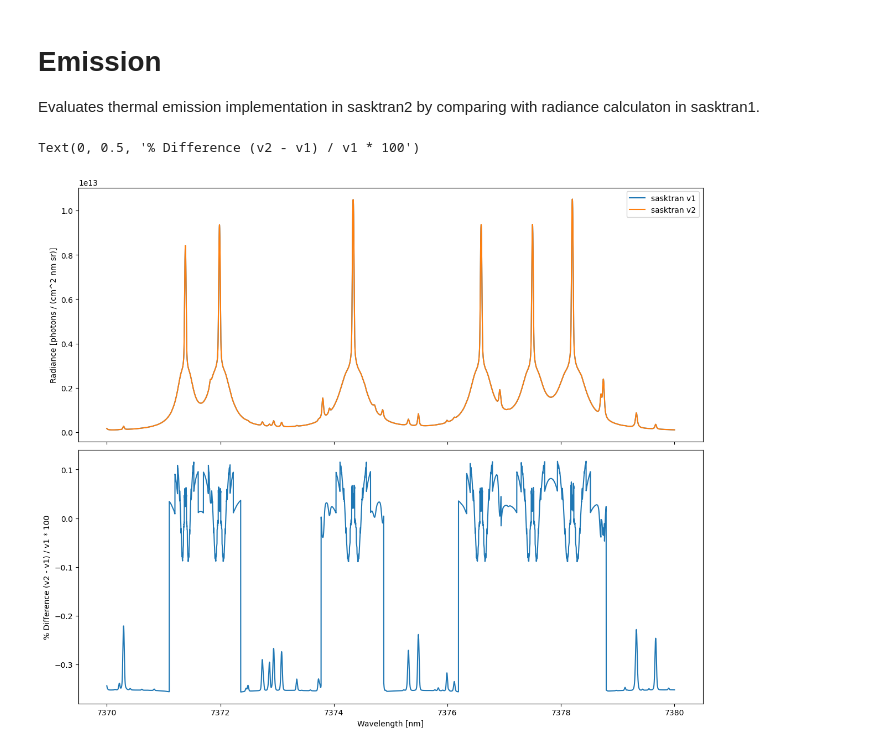
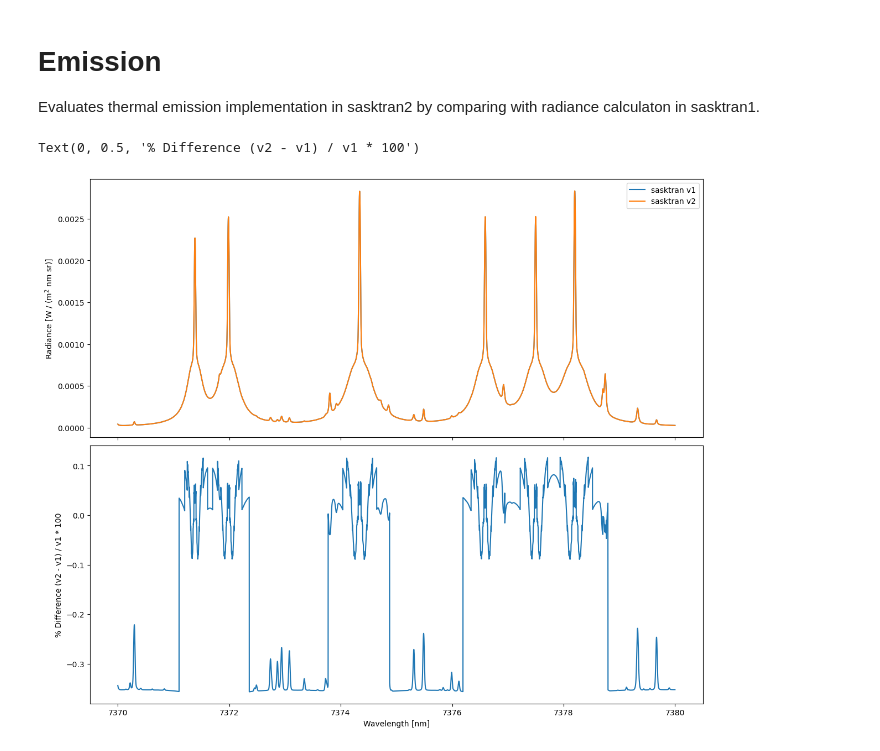
Before and after one commit to usask-arg/sasktran2, a Jupyter notebook: docs/performance_book/source/external_validation/sasktran1/emission.ipynb, the cells around one changed output. Saved outputs shown, nothing was run; the diff lists cells and outputs as text; code cells hidden in the pictures.

Commit message:
More efficient planck calculation, change units to W / (m^2 nm sr)

```diff
--- a/docs/performance_book/source/external_validation/sasktran1/emission.ipynb
+++ b/docs/performance_book/source/external_validation/sasktran1/emission.ipynb
@@ -10,6 +10,7 @@ import sasktran2 as sk
 from sasktran.tir.climatology import ClimatologyAtmosphericState, ClimatologySpecies
 from sasktran.tir.engine import EngineTIR
 from sasktran.tir.opticalproperty import HITRANChemicalTIR
+from sasktran2.constants import PLANCK, SPEED_OF_LIGHT
 
 # set up parameters used by both models
 wavelengths = np.arange(7370, 7380, 0.001)
@@ -46,6 +47,7 @@ atmosphere1[species] = sk1.Species(HITRANChemicalTIR(species), ClimatologySpecie
 
 engine1 = EngineTIR(geometry=geometry1, atmosphere=atmosphere1, wavelengths=wavelengths)
 radiance1 = engine1.calculate_radiance()
+radiance1 = radiance1 * PLANCK * SPEED_OF_LIGHT / wavelengths[:, np.newaxis] * 1e13  # convert from photon / (s sr cm2 nm) to W / (sr m2 nm)
 
 # calculate radiance for sasktran2
 
@@ -76,32 +78,32 @@ geo = atmosphere.model_geometry
 atmosphere.pressure_pa = np.exp(
     np.interp(geo.altitudes(), atmo_clim.altitudes, np.log(atmo_clim._values['SKCLIMATOLOGY_PRESSURE_PA']), left=0, right=0)
 )
 atmosphere.temperature_k = np.interp(
     geo.altitudes(),
     atmo_clim.altitudes,
     atmo_clim._values['SKCLIMATOLOGY_TEMPERATURE_K'],
     left=atmo_clim._values['SKCLIMATOLOGY_TEMPERATURE_K'][0],
     right=atmo_clim._values['SKCLIMATOLOGY_TEMPERATURE_K'][-1]
 )
 
 atmosphere.storage.total_extinction = ch4_ext
 atmosphere.storage.ssa[:] = 0
 atmosphere['emission'] = sk.constituent.ThermalEmission()
 
 engine = sk.Engine(config, model_geometry, viewing_geo)
 output = engine.calculate_radiance(atmosphere)
 radiance2 = output.isel(stokes=0).radiance.values
 diff = radiance2 - radiance1
 pdiff = diff / radiance1 * 100.
 
 fig, ax = plt.subplots(nrows=2, ncols=1, sharex=True, sharey=False, constrained_layout=True, figsize=(12, 10))
 ax[0].plot(wavelengths, radiance1, label='sasktran v1')
 ax[0].plot(wavelengths, radiance2, label='sasktran v2')
 ax[1].plot(wavelengths, pdiff)
-ax[0].set_ylabel('Radiance [photons / (cm^2 nm sr)]')
+ax[0].set_ylabel('Radiance [W / (m$^2$ nm sr)]')
 ax[0].legend()
 ax[1].set_xlabel('Wavelength [nm]')
 ax[1].set_ylabel('% Difference (v2 - v1) / v1 * 100')
 # %% [output]
 Text(0, 0.5, '% Difference (v2 - v1) / v1 * 100')
-[figure, old version]
+[figure, new version]
```
Also changed, not shown: 1 other file.
